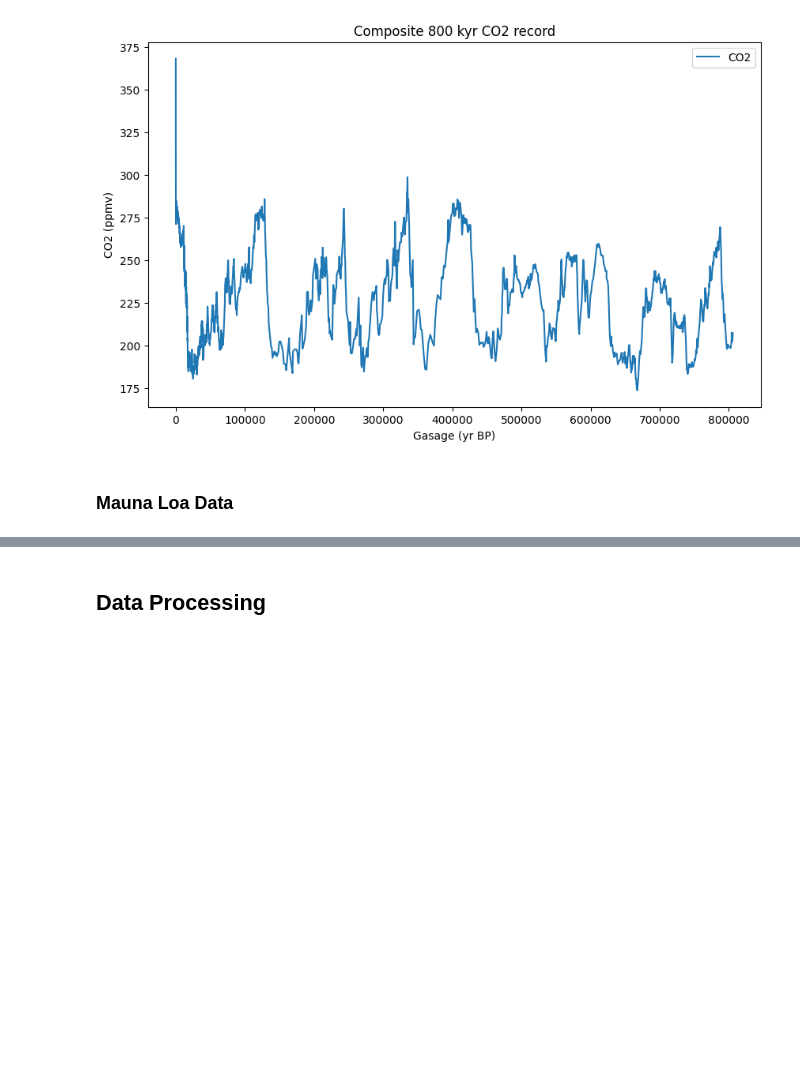
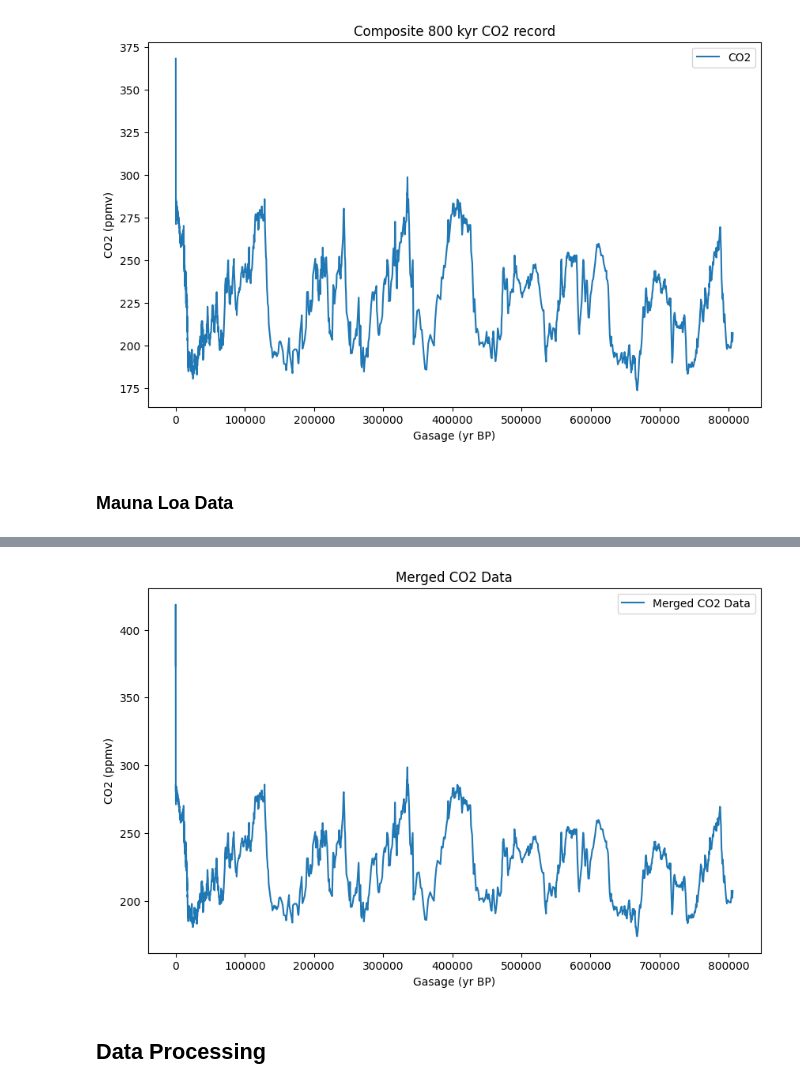
Before and after one commit to claretubs/paleo-present-climate-data, a Jupyter notebook: project.ipynb, the cells around one changed output, grey strips where cells are left out. Cells and saved outputs as stored; diff of their text form; code cells hidden in the pictures; blank space fills up the shorter version.

Commit message:
Merged Data

```diff
--- a/project.ipynb
+++ b/project.ipynb
@@ -34,13 +34,17 @@ plt.show()
 # %% [markdown]
 ### Mauna Loa Data
 # %%
-# Load Mauna Loa data.
-# https://gml.noaa.gov/ccgg/trends/data.html
-mauna_loa_data = pd.read_csv('data/mlo_data.csv')
+# Load Mauna Loa data [3].
+# https://www.geeksforgeeks.org/how-to-skip-rows-while-reading-csv-file-using-pandas/
+mauna_loa_data = pd.read_csv('data/mlo_data.csv',
+                             skiprows = [i for i in range(1, 44)])
 # %%
 # Adjust Mauna Loa data to match the age unit.
 reference_year = 1950
 mauna_loa_data['Gasage (yr BP)'] = reference_year - mauna_loa_data['year']
+
+# Convert 'Gasage (yr BP)' to float in the dataframe
+mauna_loa_data['Gasage (yr BP)'] = mauna_loa_data['Gasage (yr BP)'].astype(float)
 # %%
 # Rename column to match CO2 dataset.
 # https://stackoverflow.com/questions/46066685/rename-the-column-inside-csv-file
@@ -63,0 +77,3 @@ mauna_loa_data
+# %%
+# Merge CO2 data and Mauna Loa data.
+merged_data = pd.concat([mauna_loa_data, co2_data[['Gasage (yr BP)', 'CO2 (ppmv)']]])
@@ -64,3 +96,14 @@ mauna_loa_data
+# %%
+# Plot the merged data.
+plt.figure(figsize=(10, 6))
+plt.plot(merged_data['Gasage (yr BP)'], merged_data['CO2 (ppmv)'], label='Merged CO2 Data')
+plt.xlabel('Gasage (yr BP)')
+plt.ylabel('CO2 (ppmv)')
+plt.title('Merged CO2 Data')
+plt.legend()
+plt.show()
+# %% [output]
+[figure, added]
 # %% [markdown]
 ## Data Processing
 # %% [markdown]
```
Also changed, not shown: parts of 5 cells of this notebook.
